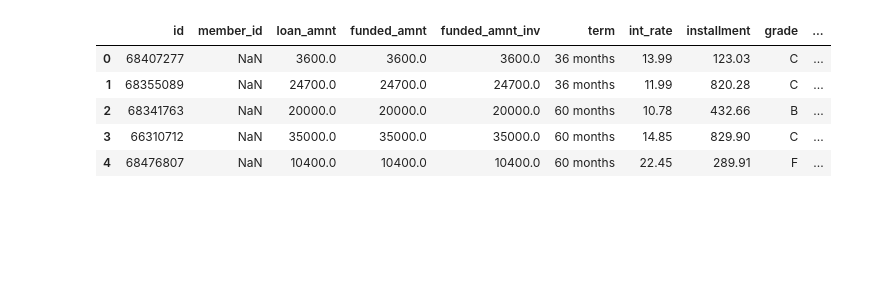
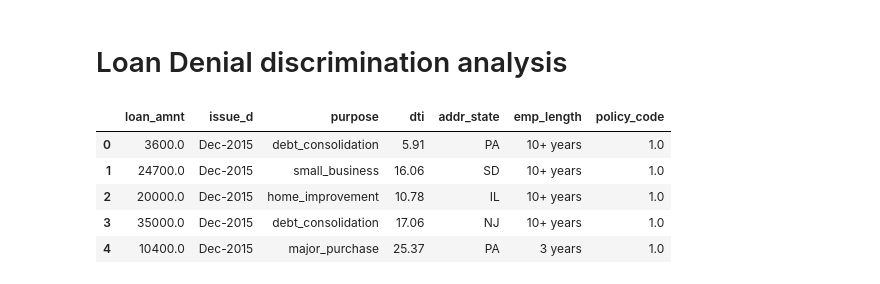
Before and after one commit to Ad1thya-R/CitadelSummerInvitational, a Jupyter notebook: Datathon/Experimentation.ipynb, the cells around one changed output. Saved outputs shown, nothing was run; the diff lists cells and outputs as text; code cells hidden in the pictures; blank space fills up the shorter version.

```diff
--- a/Datathon/Experimentation.ipynb
+++ b/Datathon/Experimentation.ipynb
@@ -1,18 +1,20 @@
+# %% [markdown]
+# Loan Denial discrimination analysis
 # %%
 import pandas as pd
 import numpy as np
 import matplotlib.pyplot as plt
 import seaborn as sns
 # %%
-lc_accepted=pd.read_csv('lc_accepted_short.csv')
-lc_rejected=pd.read_csv('lc_rejected_short.csv')
+lc_accepted=pd.read_csv('LC_Data/Lending_Club_Accepted_2014_2018.csv')
+lc_rejected=pd.read_csv('LC_Data/Lending_Club_Rejected_2014_2018.csv')
+lc_common=[ 'loan_amnt', 'issue_d', 'purpose', 'dti', 'addr_state', 'emp_length', 'policy_code']
+lc_accepted=lc_accepted[lc_common]
+lc_accepted.head()
+# %% [output]
+|  | loan_amnt | issue_d | purpose | dti | addr_state | emp_length | policy_code |
+| 0 | 3600.0 | Dec-2015 | debt_consolidation | 5.91 | PA | 10+ years | 1.0 |
+| 1 | 24700.0 | Dec-2015 | small_business | 16.06 | SD | 10+ years | 1.0 |
+| 2 | 20000.0 | Dec-2015 | home_improvement | 10.78 | IL | 10+ years | 1.0 |
+| 3 | 35000.0 | Dec-2015 | debt_consolidation | 17.06 | NJ | 10+ years | 1.0 |
+| 4 | 10400.0 | Dec-2015 | major_purchase | 25.37 | PA | 3 years | 1.0 |
-# %%
-pd.set_option('display.max_columns', None)  # or 1000
-lc_accepted.head()
-# %% [output]
-|  | id | member_id | loan_amnt | funded_amnt | funded_amnt_inv | term | int_rate | installment | grade | ... |
-| 0 | 68407277 | NaN | 3600.0 | 3600.0 | 3600.0 | 36 months | 13.99 | 123.03 | C | ... |
-| 1 | 68355089 | NaN | 24700.0 | 24700.0 | 24700.0 | 36 months | 11.99 | 820.28 | C | ... |
-| 2 | 68341763 | NaN | 20000.0 | 20000.0 | 20000.0 | 60 months | 10.78 | 432.66 | B | ... |
-| 3 | 66310712 | NaN | 35000.0 | 35000.0 | 35000.0 | 60 months | 14.85 | 829.90 | C | ... |
-| 4 | 68476807 | NaN | 10400.0 | 10400.0 | 10400.0 | 60 months | 22.45 | 289.91 | F | ... |
```
Also changed, not shown: parts of 19 cells of this notebook, 2 other files.
